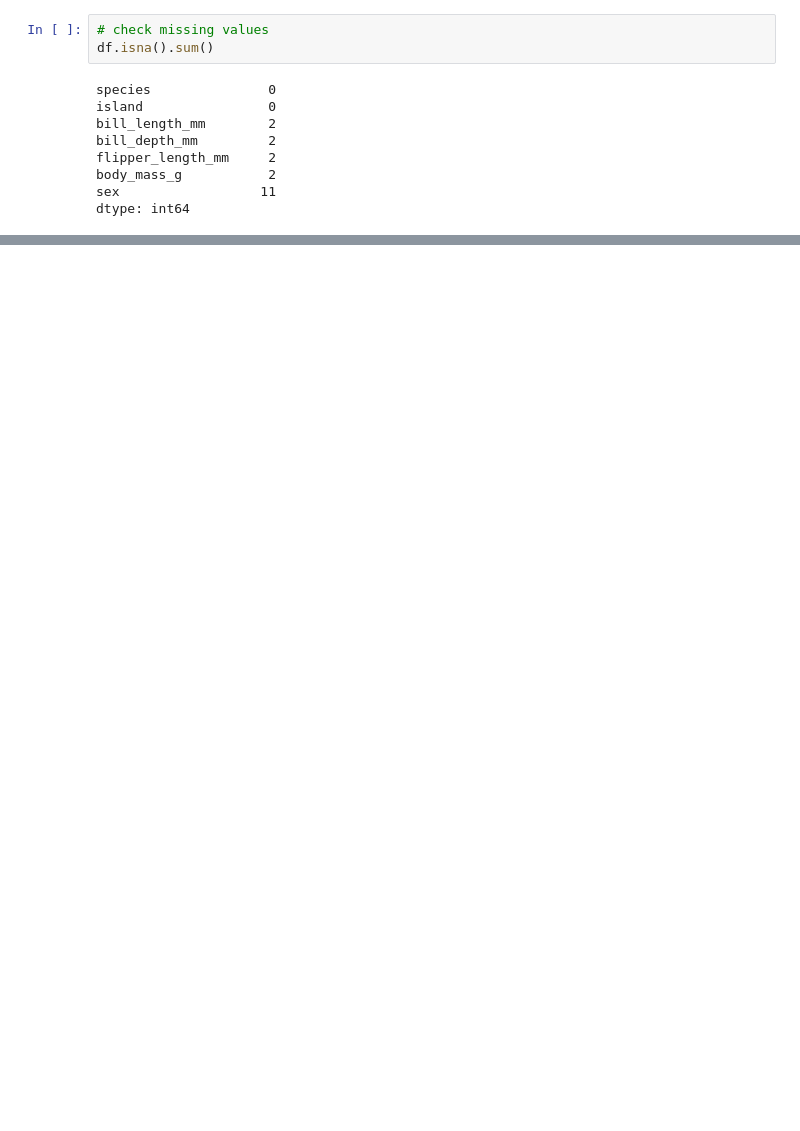
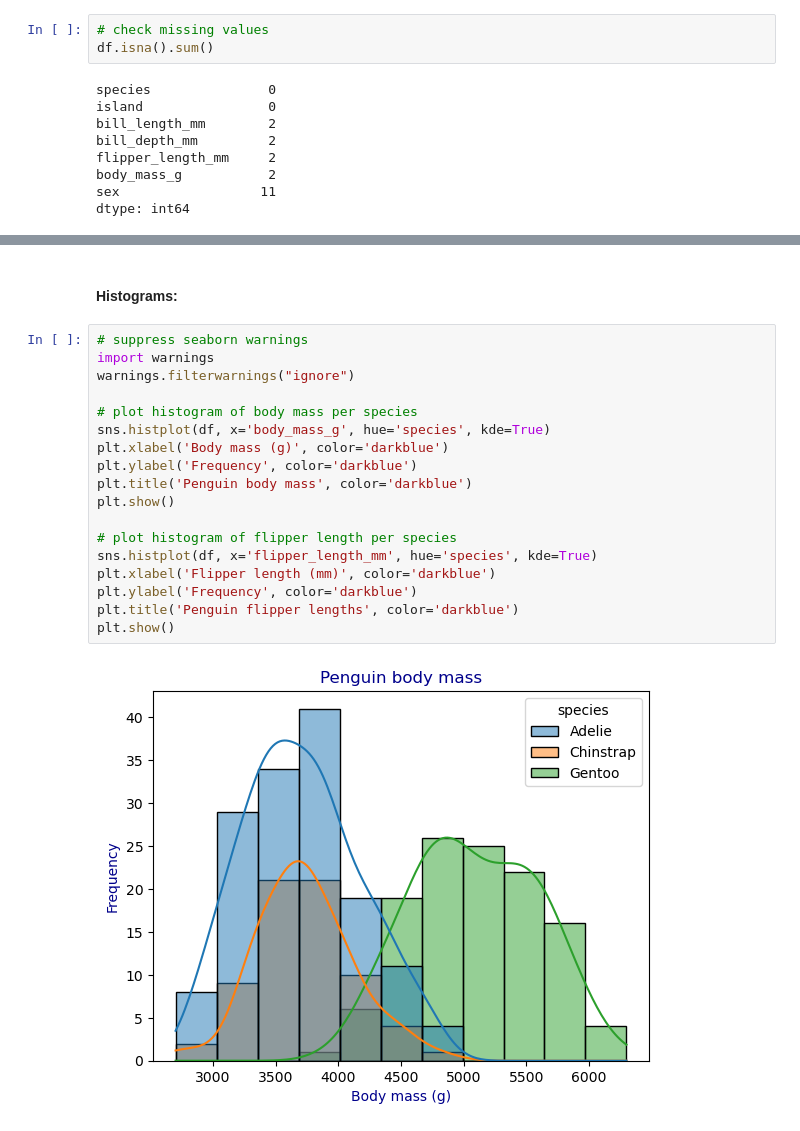
Before and after one commit to L-g00438909/my_work, a Jupyter notebook: penguins.ipynb, the cells around one changed output, grey strips where cells are left out. Drawn from its saved outputs; the diff is of its cells as text; blank space fills up the shorter version.

```diff
--- a/penguins.ipynb
+++ b/penguins.ipynb
@@ -363,0 +281,22 @@ plt.show()
+# %% [markdown]
+#### Histograms:
+# %%
+# suppress seaborn warnings
+import warnings
+warnings.filterwarnings("ignore")
+
+# plot histogram of body mass per species
+sns.histplot(df, x='body_mass_g', hue='species', kde=True)
+plt.xlabel('Body mass (g)', color='darkblue')
+plt.ylabel('Frequency', color='darkblue')
+plt.title('Penguin body mass', color='darkblue')
+plt.show()
+
+# plot histogram of flipper length per species
+sns.histplot(df, x='flipper_length_mm', hue='species', kde=True)
+plt.xlabel('Flipper length (mm)', color='darkblue')
+plt.ylabel('Frequency', color='darkblue')
+plt.title('Penguin flipper lengths', color='darkblue')
+plt.show()
+# %% [output]
+[figure, added]
```
Also changed, not shown: parts of 95 cells of this notebook, 12 other files.
